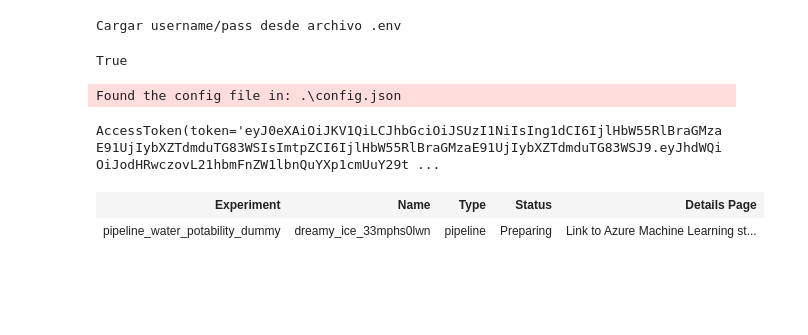
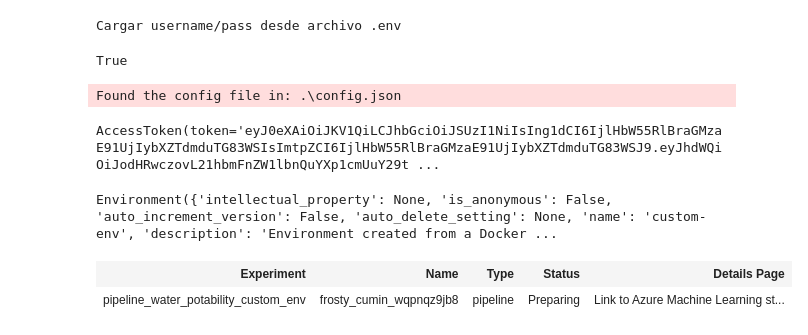
Before and after one commit to JuanPaauul/Diplomado-ML-2023---Proyecto-2, a Jupyter notebook: orchestrator.ipynb, the cells around one changed output. Drawn from its saved outputs; the diff is of its cells as text; code cells hidden in the pictures; blank space fills up the shorter version.

Commit message:
Added a custom env for pipeline

```diff
--- a/orchestrator.ipynb
+++ b/orchestrator.ipynb
@@ -43,6 +44,16 @@ credential.get_token("https://management.azure.com/.default")
 AccessToken(token='eyJ0eXAiOiJKV1QiLCJhbGciOiJSUzI1NiIsIng1dCI6IjlHbW55RlBraGMzaE91UjIybXZTdmduTG83WSIsImtpZCI6IjlHbW55RlBraGMzaE91UjIybXZTdmduTG83WSJ9.eyJhdWQiOiJodHRwczovL21hbmFnZW1lbnQuYXp1cmUuY29t ...
 # %%
 compute_target = get_comput_target(ml_client)
+# %%
+env_docker_conda = Environment(
+    image="mcr.microsoft.com/azureml/openmpi3.1.2-ubuntu18.04",
+    conda_file="ML-Azure.yaml",
+    name="custom-env",
+    description="Environment created from a Docker image plus Conda environment.",
+)
+ml_client.environments.create_or_update(env_docker_conda)
+# %% [output]
+Environment({'intellectual_property': None, 'is_anonymous': False, 'auto_increment_version': False, 'auto_delete_setting': None, 'name': 'custom-env', 'description': 'Environment created from a Docker ...
 # %%
 train_component = load_component(source="./train-component/dt_train.yml")
 split_data_component = load_component(source="./split-data-component/split.yml")
@@ -97,9 +108,10 @@ water_potability_ds =  Input(
 pipeline_job = water_potability_decision_tree_dummy(pipeline_input_data=water_potability_ds)
 # %%
 pipeline_job = ml_client.jobs.create_or_update(
-    pipeline_job, experiment_name="pipeline_water_potability_dummy"
+    pipeline_job,
+    experiment_name="pipeline_water_potability_custom_env"
 )
 pipeline_job
 # %% [output]
 | Experiment | Name | Type | Status | Details Page |
-| pipeline_water_potability_dummy | dreamy_ice_33mphs0lwn | pipeline | Preparing | Link to Azure Machine Learning st... |
+| pipeline_water_potability_custom_env | frosty_cumin_wqpnqz9jb8 | pipeline | Preparing | Link to Azure Machine Learning st... |
```
Also changed, not shown: parts of 1 cell of this notebook, 7 other files.
